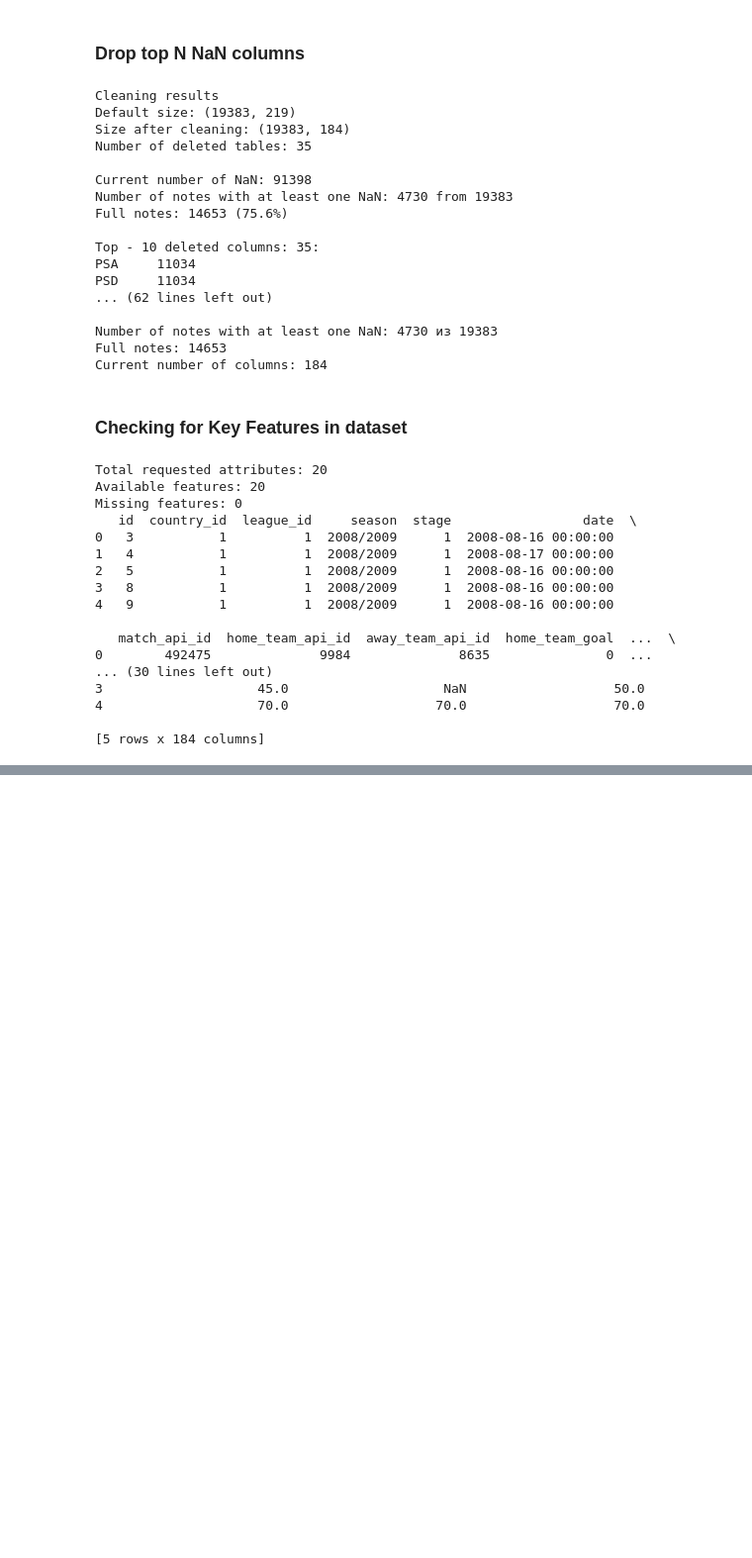
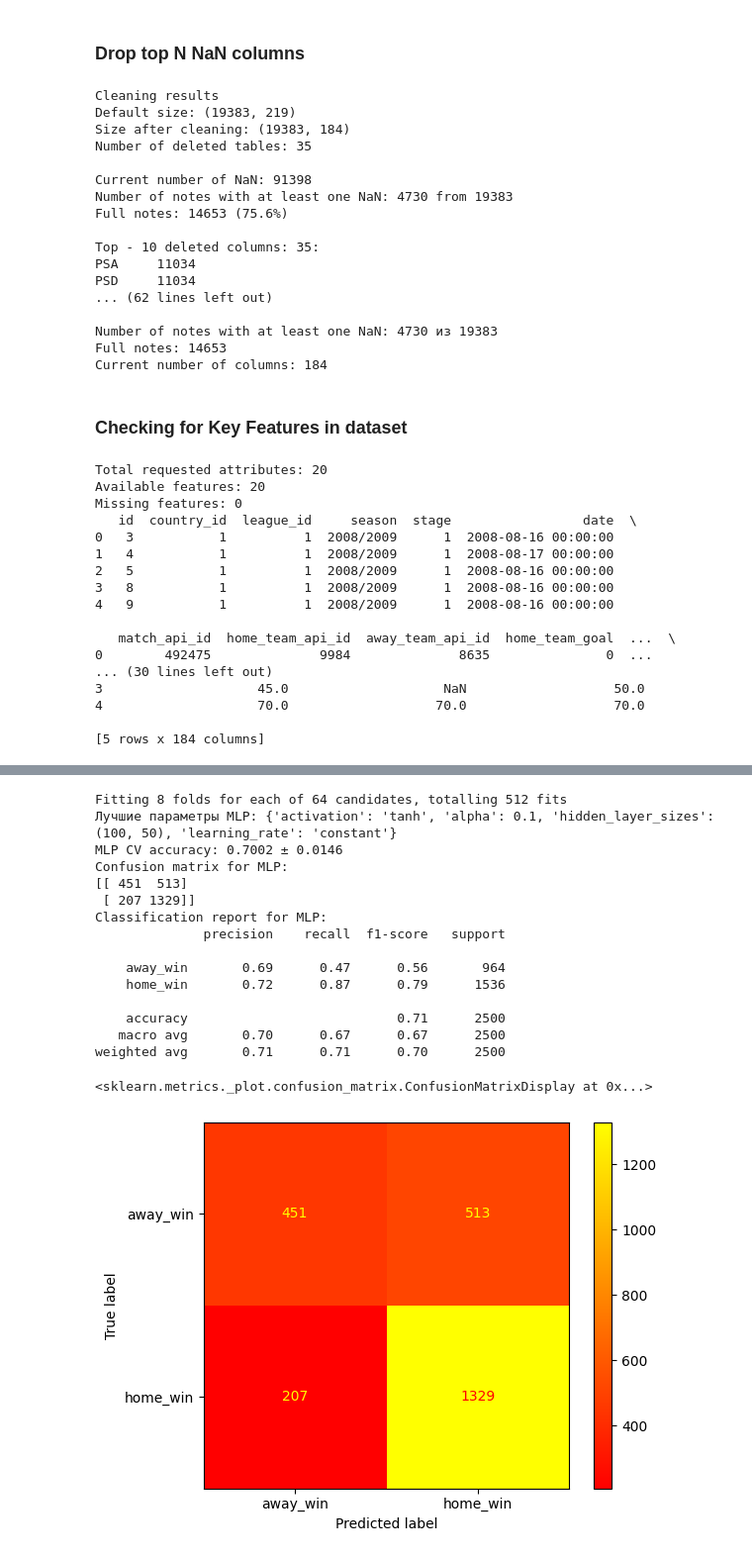
Before and after one commit to IU-Capstone-Project-2025/GoalSight, a Jupyter notebook: notebooks/ML_part_data.ipynb, the cells around one changed output, grey strips where cells are left out. Shown: that part at 99% size. Drawn from its saved outputs; the diff is of its cells as text; code cells hidden in the pictures; blank space fills up the shorter version.

```diff
--- a/notebooks/ML_part_data.ipynb
+++ b/notebooks/ML_part_data.ipynb
@@ -542,0 +571,80 @@ weighted avg       0.70      0.69      0.69      2500
+# %%
+param_grid = {
+    'hidden_layer_sizes': [(50,), (100,), (50, 25), (100, 50)],
+    'activation': ['relu', 'tanh'],
+    'learning_rate': ['constant', 'adaptive'],
+    'alpha': [0.0001, 0.001, 0.01, 0.1]
+}
+
+mlp = MLPClassifier(
+    hidden_layer_sizes=(200,),
+    activation='relu',
+    learning_rate='adaptive',
+    alpha=0.001,
+    max_iter=2000,
+    random_state=91,
+    early_stopping=True,
+    validation_fraction=0.15,
+    n_iter_no_change=10
+)
+
+grid_search_mlp = GridSearchCV(
+    mlp,
+    param_grid,
+    cv=8,
+    scoring='f1_macro',
+    n_jobs=-1,
+    verbose=1
+)
+grid_search_mlp.fit(X_train_processed, y_train)
+best_mlp = grid_search_mlp.best_estimator_
+print("Лучшие параметры MLP:", grid_search_mlp.best_params_)
+mlp_scores = cross_val_score(
+    best_mlp,
+    preprocessor.transform(X),
+    y,
+    cv=8,
+    scoring='accuracy'
+)
+print(f"MLP CV accuracy: {mlp_scores.mean():.4f} ± {mlp_scores.std():.4f}")
+best_mlp.fit(X_train_processed, y_train)
+y_pred_mlp = best_mlp.predict(X_test_processed)
+print("Confusion matrix for MLP:")
+cm_mlp = confusion_matrix(y_test, y_pred_mlp)
+print(cm_mlp)
+print("Classification report for MLP:")
+print(classification_report(y_test, y_pred_mlp, target_names=['away_win','home_win']))
+ConfusionMatrixDisplay(cm_mlp, display_labels=['away_win','home_win']).plot(cmap='autumn')
+
+# # 6. Сохранение модели и метрик
+# import pickle, json
+# with open('../backend/goalsight/ml_models/mlp_model.pkl', 'wb') as f:
+#     pickle.dump(best_mlp, f)
+#
+# metrics_mlp = {
+#     'cv_accuracy': mlp_scores.mean(),
+#     'cv_std': mlp_scores.std(),
+#     **classification_report(y_test, y_pred_mlp, output_dict=True)
+# }
+# with open('../backend/goalsight/ml_models/mlp_metrics.json', 'w') as f:
+#     json.dump(metrics_mlp, f, indent=2)
+#
+# print("MLP модель с регуляризацией успешно обучена и сохранена.")
+# %% [output]
+Fitting 8 folds for each of 64 candidates, totalling 512 fits
+Лучшие параметры MLP: {'activation': 'tanh', 'alpha': 0.1, 'hidden_layer_sizes': (100, 50), 'learning_rate': 'constant'}
+MLP CV accuracy: 0.7002 ± 0.0146
+Confusion matrix for MLP:
+[[ 451  513]
+ [ 207 1329]]
+Classification report for MLP:
+              precision    recall  f1-score   support
+
+    away_win       0.69      0.47      0.56       964
+    home_win       0.72      0.87      0.79      1536
+
+    accuracy                           0.71      2500
+   macro avg       0.70      0.67      0.67      2500
+weighted avg       0.71      0.71      0.70      2500
+<sklearn.metrics._plot.confusion_matrix.ConfusionMatrixDisplay at 0x...>
+[figure, added]
```
Also changed, not shown: parts of 6 cells of this notebook, 7 other files.
